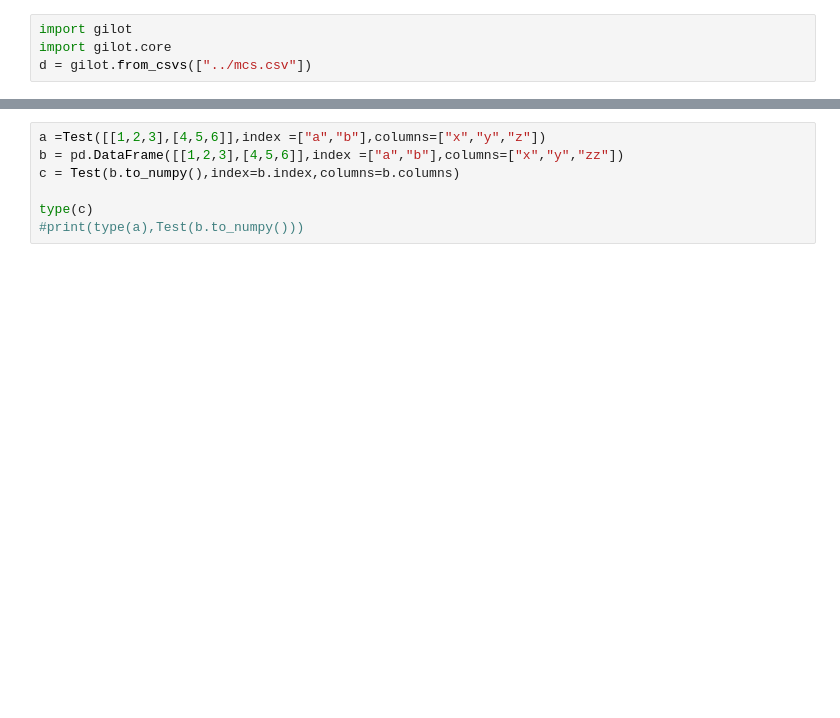
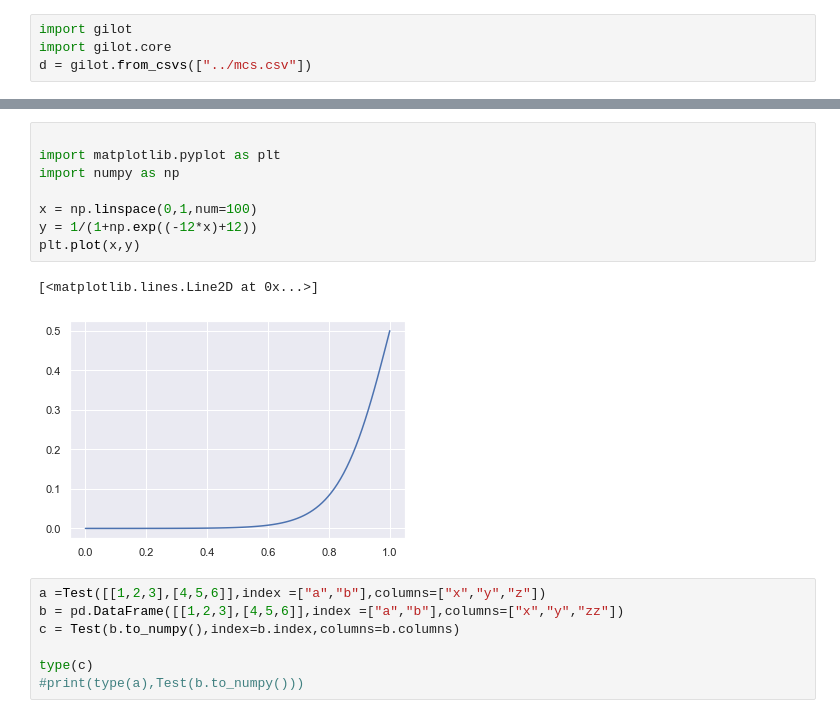
Before and after one commit to hirokidaichi/gilot, a Jupyter notebook: sample/test.ipynb, the cells around one changed output, grey strips where cells are left out. Drawn from its saved outputs; the diff is of its cells as text; blank space fills up the shorter version.

```diff
--- a/sample/test.ipynb
+++ b/sample/test.ipynb
@@ -62,3 +52,14 @@ class Test(pd.DataFrame):
+# %%
+
+import matplotlib.pyplot as plt
+import numpy as np
+
+x = np.linspace(0,1,num=100)
+y = 1/(1+np.exp((-12*x)+12))
+plt.plot(x,y)
+# %% [output]
+[<matplotlib.lines.Line2D at 0x...>]
+[figure, added]
 # %%
 a =Test([[1,2,3],[4,5,6]],index =["a","b"],columns=["x","y","z"])
 b = pd.DataFrame([[1,2,3],[4,5,6]],index =["a","b"],columns=["x","y","zz"])
```
Also changed, not shown: parts of 8 cells of this notebook, 4 other files.
